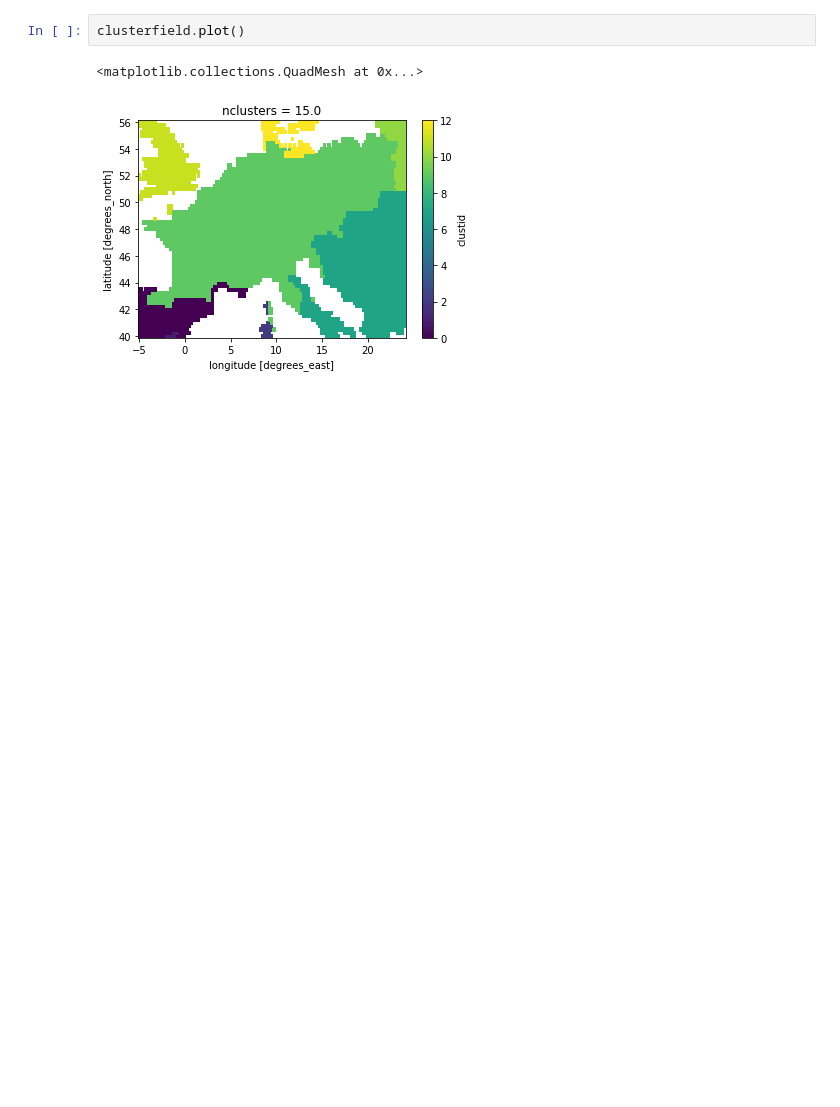
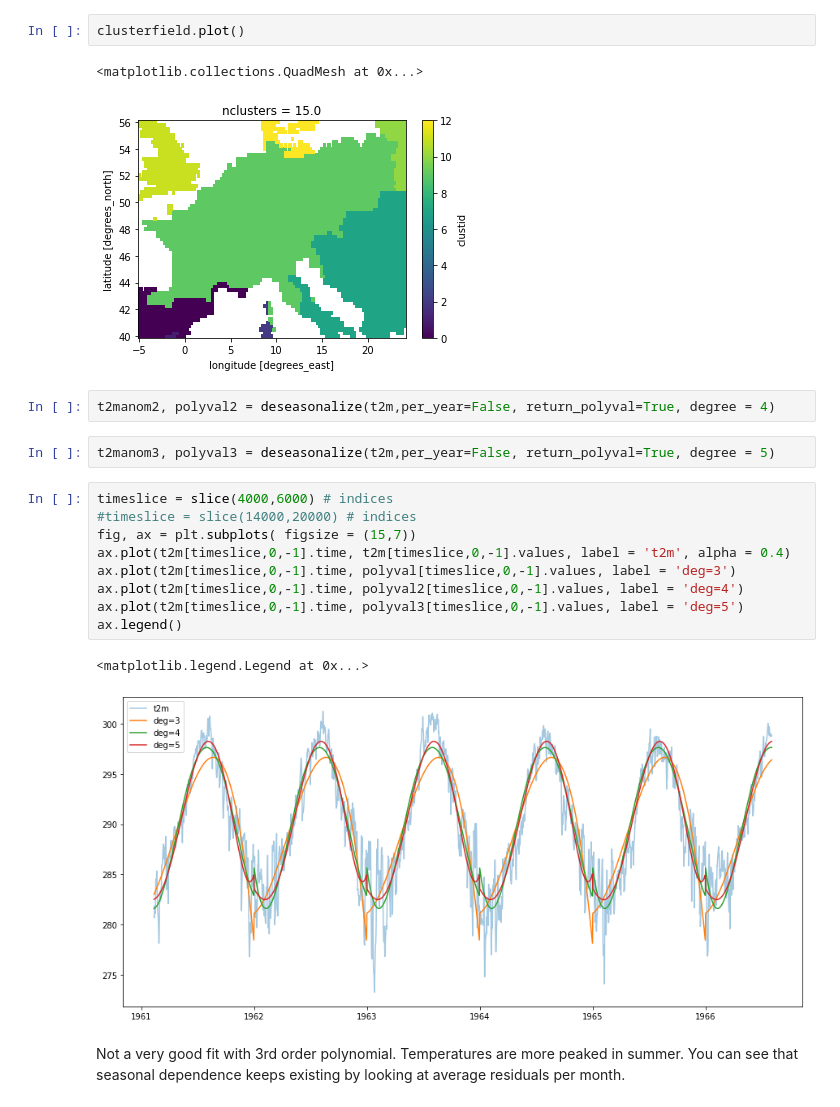
Before and after one commit to chiemvs/telegates, a Jupyter notebook: Explore.ipynb, the cells around one changed output. Drawn from its saved outputs; the diff is of its cells as text; blank space fills up the shorter version.

```diff
--- a/Explore.ipynb
+++ b/Explore.ipynb
@@ -297,3 +308,21 @@ clusterfield.plot()
 # %% [output]
 <matplotlib.collections.QuadMesh at 0x...>
 [figure]
+# %%
+t2manom2, polyval2 = deseasonalize(t2m,per_year=False, return_polyval=True, degree = 4)
+# %%
+t2manom3, polyval3 = deseasonalize(t2m,per_year=False, return_polyval=True, degree = 5)
+# %%
+timeslice = slice(4000,6000) # indices
+#timeslice = slice(14000,20000) # indices
+fig, ax = plt.subplots( figsize = (15,7))
+ax.plot(t2m[timeslice,0,-1].time, t2m[timeslice,0,-1].values, label = 't2m', alpha = 0.4)
+ax.plot(t2m[timeslice,0,-1].time, polyval[timeslice,0,-1].values, label = 'deg=3')
+ax.plot(t2m[timeslice,0,-1].time, polyval2[timeslice,0,-1].values, label = 'deg=4')
+ax.plot(t2m[timeslice,0,-1].time, polyval3[timeslice,0,-1].values, label = 'deg=5')
+ax.legend()
+# %% [output]
+<matplotlib.legend.Legend at 0x...>
+[figure, added]
+# %% [markdown]
+Not a very good fit with 3rd order polynomial. Temperatures are more peaked in summer. You can see that seasonal dependence keeps existing by looking at average residuals per month.
```
Also changed, not shown: parts of 39 cells of this notebook.
